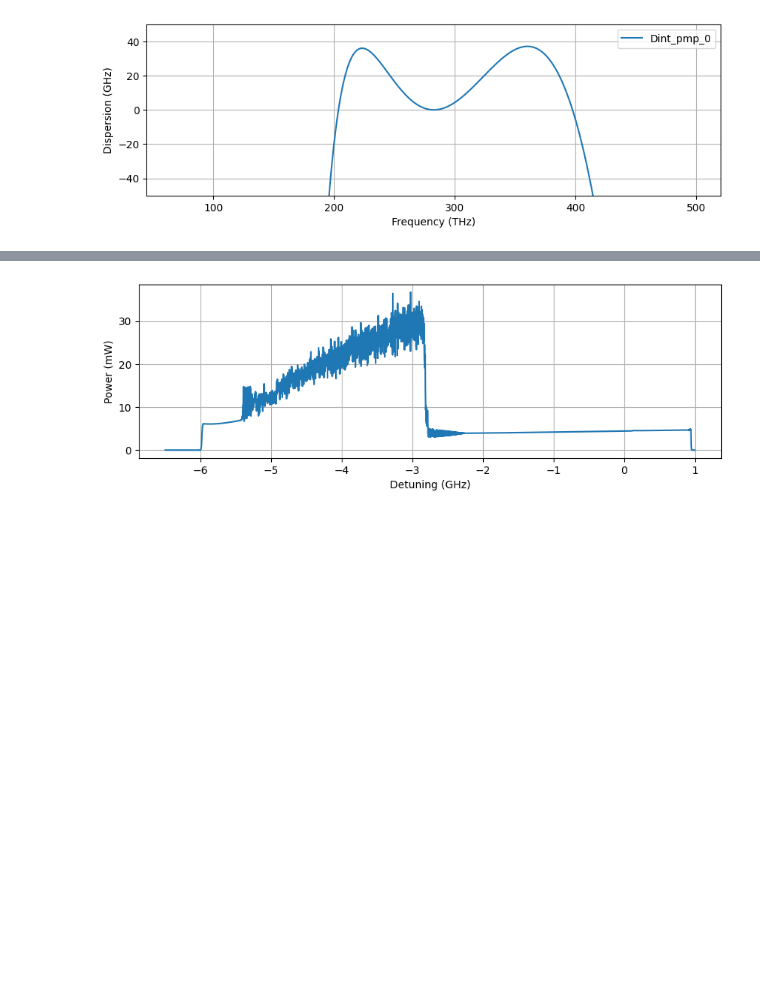
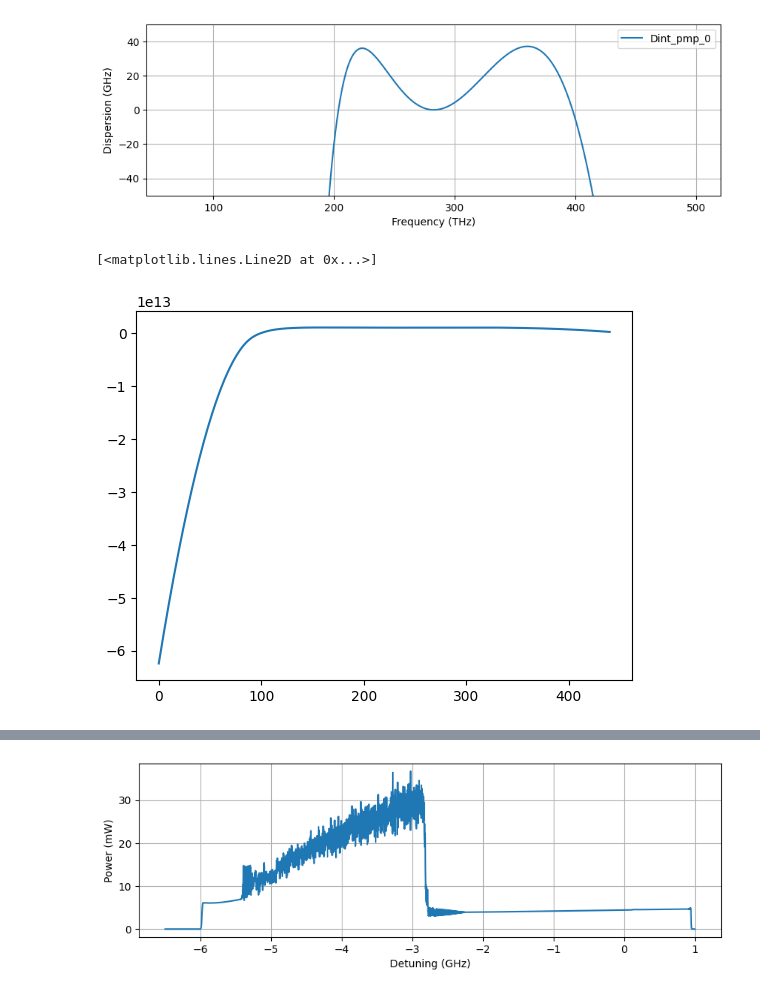
Before and after one commit to Vishwanath1999/phd_work, a Jupyter notebook: torch_lle.ipynb, the cells around one changed output, grey strips where cells are left out. Saved outputs shown, nothing was run; the diff lists cells and outputs as text; code cells hidden in the pictures; blank space fills up the shorter version.

```diff
--- a/torch_lle.ipynb
+++ b/torch_lle.ipynb
@@ -418,6 +418,12 @@ plot_with_arrows(freq, disp, x_val)
 closest_idx = np.argmin(np.abs(freq * 1e-12 - x_val))
 closest_x = freq[closest_idx] * 1e-12
 closest_y = dint_[closest_idx]
+# %%
+x = FSR + disp['Dint_sim'][0]/(2*np.pi)
+plt.plot(x.cpu().numpy())
+# %% [output]
+[<matplotlib.lines.Line2D at 0x...>]
+[figure, added]
 # %%
 import numpy as np
 from scipy.optimize import curve_fit
```
Also changed, not shown: parts of 1 cell of this notebook, 28 other files.
